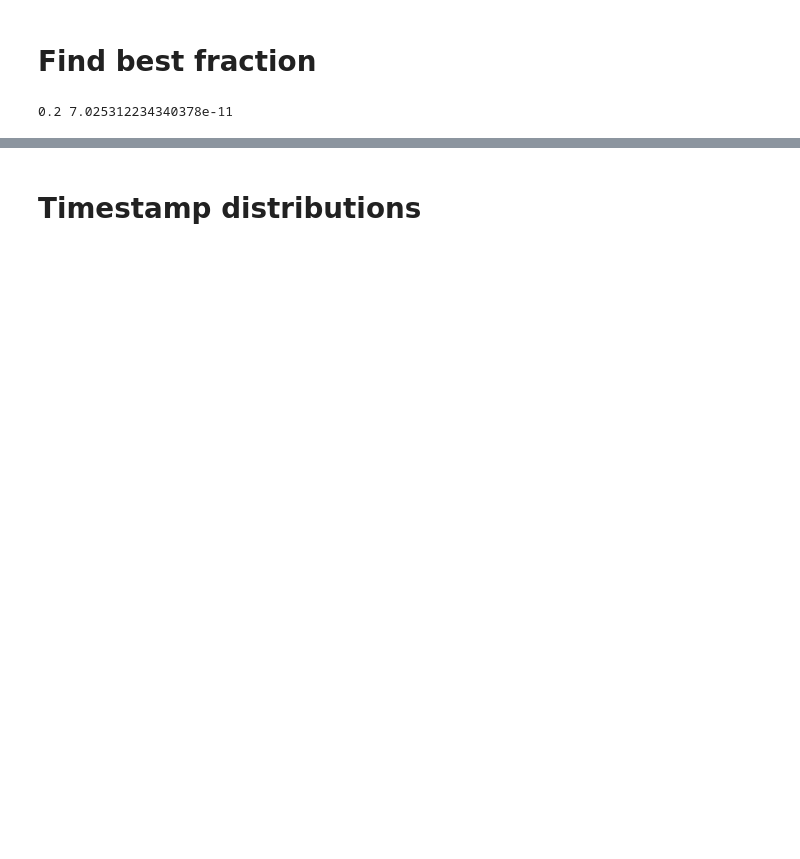
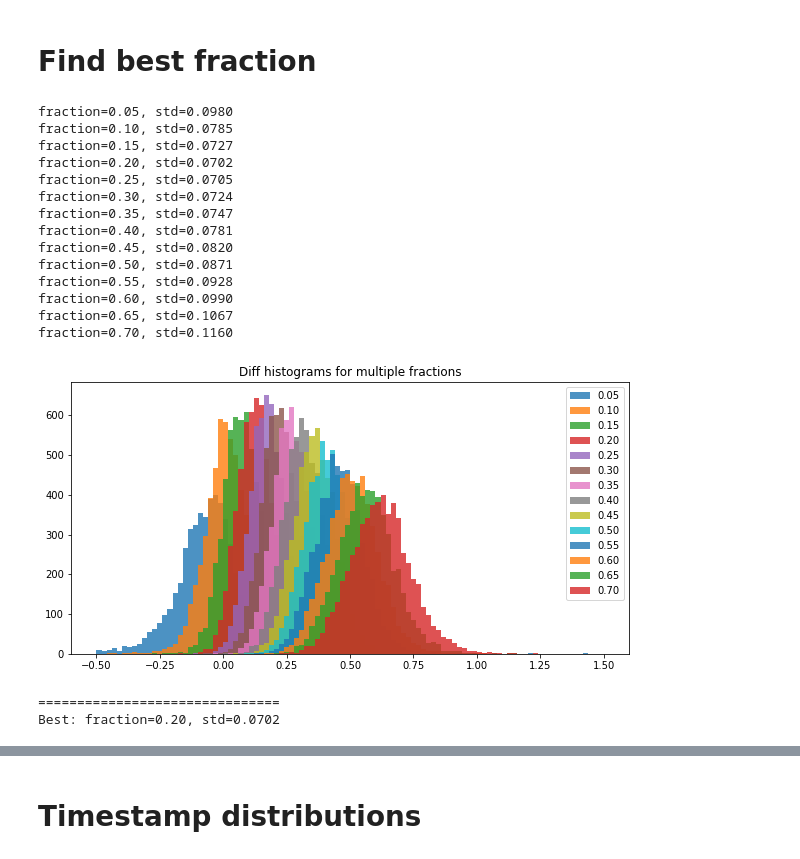
Before and after one commit to MatiXOfficial/pps-diamond-time-measurement, a Jupyter notebook: notebooks/cfd_tests.ipynb, the cells around one changed output, grey strips where cells are left out. Saved outputs shown, nothing was run; the diff lists cells and outputs as text; code cells hidden in the pictures; blank space fills up the shorter version.

```diff
--- a/notebooks/cfd_tests.ipynb
+++ b/notebooks/cfd_tests.ipynb
@@ -160,18 +177,41 @@ Gauss: 2.3290e-11 +- 7.8574e-11 (Data: 2.1663e-11 +- 8.3964e-11)
 # Find best fraction
 # %%
 cfd = CFD()
-std=[]
-x_range = np.arange(0.05,0.9,0.05)
+stds = []
+x_range = np.arange(0.05, 0.71, 0.05)
+
+plt.figure(figsize=(10, 5))
 
 for i in x_range:
-    cfd.fraction=i
-    results = test_cfd_diff(cfd,show = False)
-    std.append(results[3])
-    plt.close()
+    cfd.fraction = i
+    _, std = test_cfd_diff(cfd, show=False, hist_alpha=0.8, hist_label=f'{i:0.2f}', plot_gauss=False)
+    print(f'fraction={i:0.2f}, std={std:0.4f}')
+    stds.append(std)
+    # plt.close()
 
-std = np.array(std)
-best_idx = np.argmin(std)
-print(x_range[best_idx], std[best_idx])
+plt.title('Diff histograms for multiple fractions')
+plt.legend()
+plt.show()
+stds = np.array(stds)
+best_idx = np.argmin(stds)
+print('===============================')
+print(f'Best: fraction={x_range[best_idx]:0.2f}, std={stds[best_idx]:0.4f}')
 # %% [output]
-0.2 7.025312234340378e-11
+fraction=0.05, std=0.0980
+fraction=0.10, std=0.0785
+fraction=0.15, std=0.0727
+fraction=0.20, std=0.0702
+fraction=0.25, std=0.0705
+fraction=0.30, std=0.0724
+fraction=0.35, std=0.0747
+fraction=0.40, std=0.0781
+fraction=0.45, std=0.0820
+fraction=0.50, std=0.0871
+fraction=0.55, std=0.0928
+fraction=0.60, std=0.0990
+fraction=0.65, std=0.1067
+fraction=0.70, std=0.1160
+[figure, added]
+===============================
+Best: fraction=0.20, std=0.0702
 # %%
```
Also changed, not shown: parts of 15 cells of this notebook, 2 other files.
